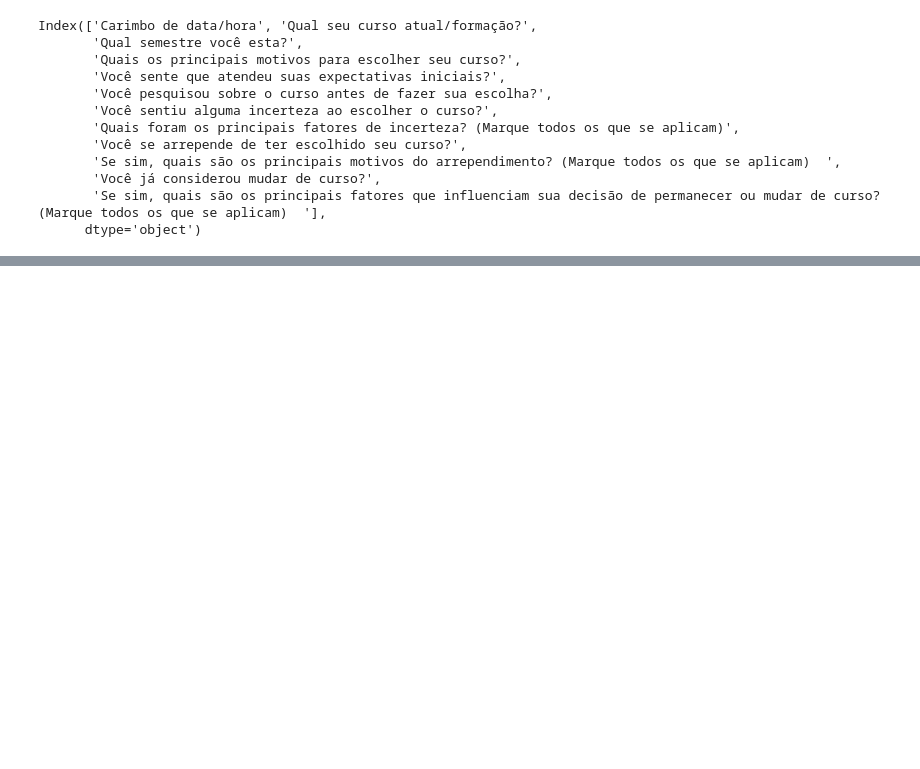
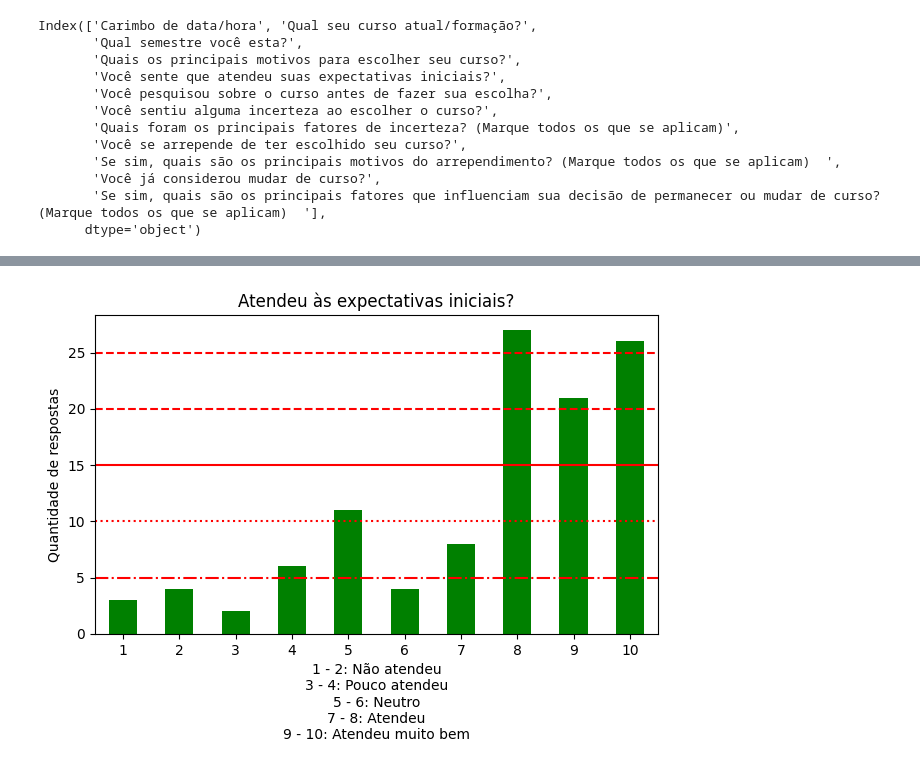
Before and after one commit to MarcosBristot/TrabalhoPosser, a Jupyter notebook: main.ipynb, the cells around one changed output, grey strips where cells are left out. Cells and saved outputs as stored; diff of their text form; code cells hidden in the pictures; blank space fills up the shorter version.

```diff
--- a/main.ipynb
+++ b/main.ipynb
@@ -77,27 +71,17 @@ array(['Muito provável', 'Provavelmente sim', 'Provavelmente não',
-# %%
-# Formatando dados da coluna atendeu expectativas
-df_nomes_corretos["atendeu_expectativas"] = df_nomes_corretos["atendeu_expectativas"].replace({
-    "1" : "Com certeza não",
-    "2" : "Muito improvável",
-    "3" : "Improvável",
-    "4" : "Pouco provável",
-    "5" : "Provavelmente não",
-    "6" : "Neutro",
-    "7" : "Um pouco provável",
-    "8" : "Provavelmente sim",
-    "9" : "Muito provável",
-    "10" : "Com certeza sim"
-})
-
-df_nomes_corretos["incerteza_escolher_curso"] = df_nomes_corretos["incerteza_escolher_curso"].replace({
-    "1" : "Com certeza não",
-    "2" : "Muito improvável",
-    "3" : "Improvável",
-    "4" : "Pouco provável",
-    "5" : "Provavelmente não",
-    "6" : "Neutro",
-    "7" : "Um pouco provável",
-    "8" : "Provavelmente sim",
-    "9" : "Muito provável",
-    "10" : "Com certeza sim"
-})
+# %%
+df_nomes_corretos["atendeu_expectativas"] = pd.to_numeric(df_nomes_corretos["atendeu_expectativas"], errors='coerce')
+
+df_nomes_corretos["atendeu_expectativas"].value_counts().sort_index().plot(kind='bar', color='green')
+plt.title("Atendeu às expectativas iniciais?")
+plt.xlabel("""1 - 2: Não atendeu\n3 - 4: Pouco atendeu\n5 - 6: Neutro\n7 - 8: Atendeu\n9 - 10: Atendeu muito bem""")
+plt.ylabel("Quantidade de respostas")
+plt.xticks(rotation=0)
+plt.axhline(y=5, color='red', linestyle='-.')
+plt.axhline(y=10, color='red', linestyle='dotted')
+plt.axhline(y=15, color='red', linestyle='-')
+plt.axhline(y=20, color='red', linestyle='--')
+plt.axhline(y=25, color='red', linestyle='--')
+plt.tight_layout()
+plt.show()
+# %% [output]
+[figure, added]
```
Also changed, not shown: parts of 6 cells of this notebook.
